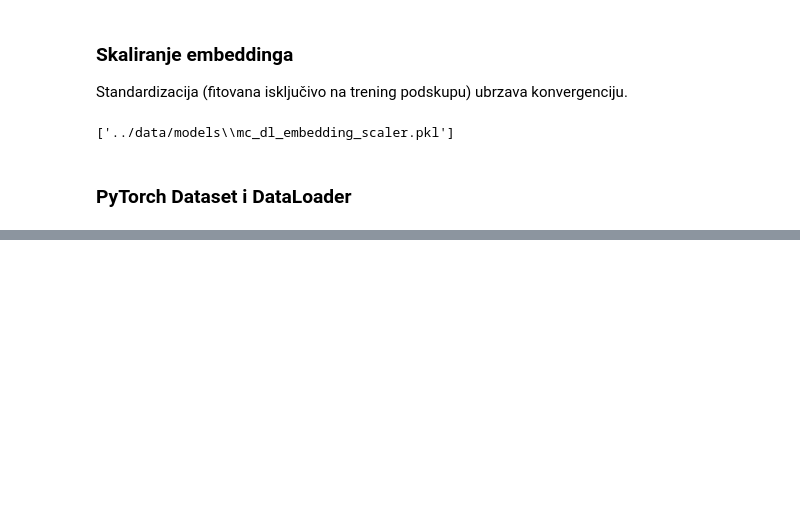
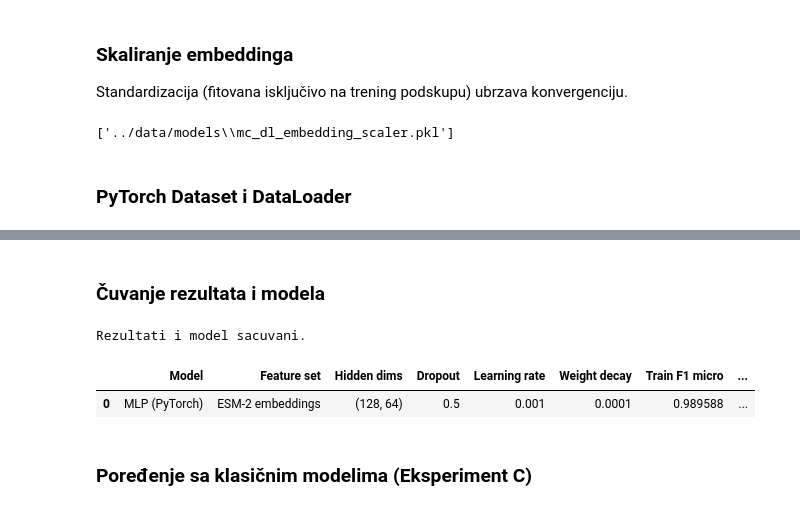
Before and after one commit to AnaKondic/protein-sequence-classification, a Jupyter notebook: notebooks/08_modeling_dl_mc.ipynb, the cells around one changed output, grey strips where cells are left out. Cells and saved outputs as stored; diff of their text form; code cells hidden in the pictures; blank space fills up the shorter version.

```diff
--- a/notebooks/08_modeling_dl_mc.ipynb
+++ b/notebooks/08_modeling_dl_mc.ipynb
@@ -142,0 +378,19 @@ test_loader = DataLoader(test_dataset, batch_size=BATCH_SIZE, shuffle=False)
+# %%
+y_train_true, y_train_pred_opt = evaluate(model, DataLoader(train_dataset, batch_size=BATCH_SIZE), best_thresholds)
+
+train_f1_micro = f1_score(y_train_true, y_train_pred_opt, average="micro", zero_division=0)
+train_f1_macro = f1_score(y_train_true, y_train_pred_opt, average="macro", zero_division=0)
+train_acc = accuracy_score(y_train_true, y_train_pred_opt)
+
+test_f1_micro = f1_score(y_test_true, y_test_pred_opt, average="micro", zero_division=0)
+test_f1_macro = f1_score(y_test_true, y_test_pred_opt, average="macro", zero_division=0)
+test_f1_samples = f1_score(y_test_true, y_test_pred_opt, average="samples", zero_division=0)
+test_acc = accuracy_score(y_test_true, y_test_pred_opt)
+test_hamming = hamming_loss(y_test_true, y_test_pred_opt)
+
+print(f"Train F1 micro: {train_f1_micro:.3f} | Train Subset Accuracy: {train_acc:.3f}")
+print(f"Test F1 micro:  {test_f1_micro:.3f} | Test F1 macro: {test_f1_macro:.3f} | Test F1 samples: {test_f1_samples:.3f}")
+print(f"Test Subset Accuracy: {test_acc:.3f} | Test Hamming Loss: {test_hamming:.3f}")
+print(f"Overfit Gap (F1 micro): {train_f1_micro - test_f1_micro:.3f}")
+print()
+print(classification_report(y_test_true, y_test_pred_opt, target_names=label_columns, zero_division=0))
@@ -142,0 +440,58 @@ test_loader = DataLoader(test_dataset, batch_size=BATCH_SIZE, shuffle=False)
+# %% [markdown]
+### Čuvanje rezultata i modela
+# %%
+best_hidden_dims, best_dropout, best_lr, best_wd = best_overall["config"]
+
+dl_mc_results = {
+    "Model": "MLP (PyTorch)",
+    "Feature set": "ESM-2 embeddings",
+
+    "Hidden dims": str(best_hidden_dims),
+    "Dropout": best_dropout,
+    "Learning rate": best_lr,
+    "Weight decay": best_wd,
+
+    "Train F1 micro": train_f1_micro,
+    "Train F1 macro": train_f1_macro,
+    "Train Subset Accuracy": train_acc,
+
+    "Test F1 micro": test_f1_micro,
+    "Test F1 macro": test_f1_macro,
+    "Test F1 samples": test_f1_samples,
+    "Test Subset Accuracy": test_acc,
+    "Test Hamming Loss": test_hamming,
+
+    "Overfit Gap (F1 micro)": train_f1_micro - test_f1_micro,
+
+    "Best val F1 micro": best_overall["val_f1"],
+    "Best epoch": search_df.iloc[0]["epochs"],
+}
+
+dl_mc_results_df = pd.DataFrame([dl_mc_results])
+dl_mc_results_df.to_csv(os.path.join(RESULTS_DIR, "mc_dl_modeling_results.csv"), index=False)
+
+# Cuvanje tabele hiperparametarske pretrage
+search_df.to_csv(os.path.join(RESULTS_DIR, "mc_dl_hyperparam_search.csv"), index=False)
+
+torch.save(model.state_dict(), os.path.join(MODELS_DIR, "mc_dl_mlp_esm2.pt"))
+
+with open(os.path.join(MODELS_DIR, "mc_dl_mlp_config.json"), "w") as f:
+    json.dump({
+        "input_dim": EMBEDDING_DIM,
+        "num_classes": NUM_CLASSES,
+        "hidden_dims": list(best_hidden_dims),
+        "dropout": best_dropout,
+        "learning_rate": best_lr,
+        "weight_decay": best_wd,
+        "thresholds": best_thresholds.tolist(),
+        "label_columns": label_columns,
+    }, f, indent=2)
+
+print("Rezultati i model sacuvani.")
+dl_mc_results_df
+# %% [output]
+Rezultati i model sacuvani.
+|  | Model | Feature set | Hidden dims | Dropout | Learning rate | Weight decay | Train F1 micro | ... |
+| 0 | MLP (PyTorch) | ESM-2 embeddings | (128, 64) | 0.5 | 0.001 | 0.0001 | 0.989588 | ... |
+# %% [markdown]
+### Poređenje sa klasičnim modelima (Eksperiment C)
```
Also changed, not shown: parts of 21 cells of this notebook, 14 other files.
